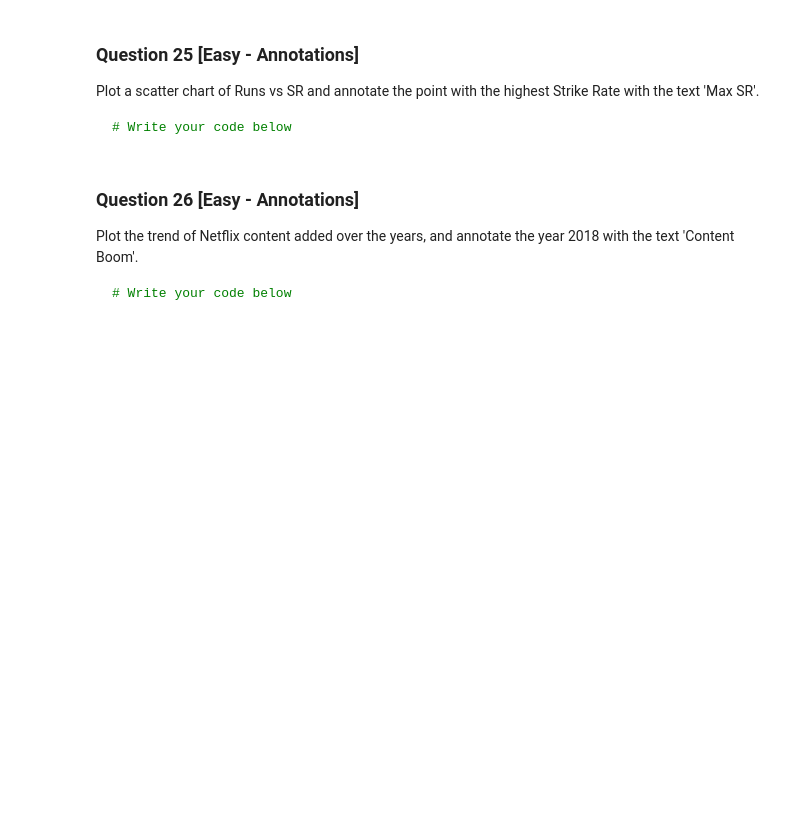
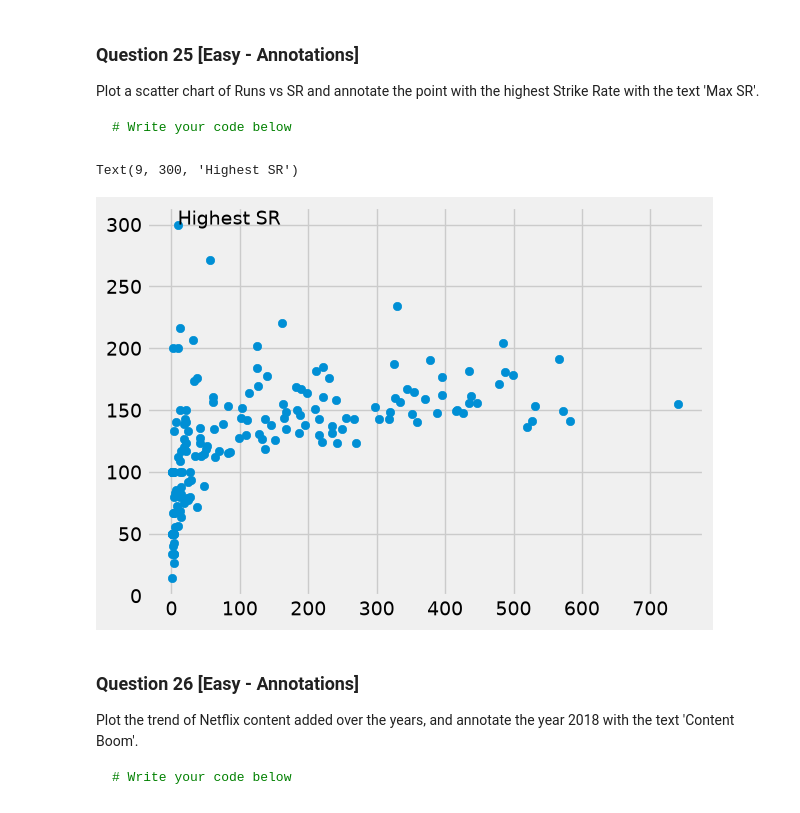
Before and after one commit to Harshit-kumar38/100-Matplotlib-Problems, a Jupyter notebook: Matplotlib_100_solutions.ipynb, the cells around one changed output. Saved outputs shown, nothing was run; the diff lists cells and outputs as text; code cells hidden in the pictures; blank space fills up the shorter version.

````diff
--- a/Matplotlib_100_solutions.ipynb
+++ b/Matplotlib_100_solutions.ipynb
@@ -474,6 +483,13 @@ Plot a scatter chart of Runs vs SR and annotate the point with the highest Strik
 ```python
 # Write your code below
 ```
+# %%
+plt.scatter(ipl['Runs'],ipl['SR'])
+plt.text(9,300,'Highest SR')
+# ipl.sort_values('SR',ascending=False).head()
+# %% [output]
+Text(9, 300, 'Highest SR')
+[figure, added]
 # %% [markdown]
 ### Question 26 [Easy - Annotations]
 Plot the trend of Netflix content added over the years, and annotate the year 2018 with the text 'Content Boom'.
````
Also changed, not shown: parts of 6 cells of this notebook.
